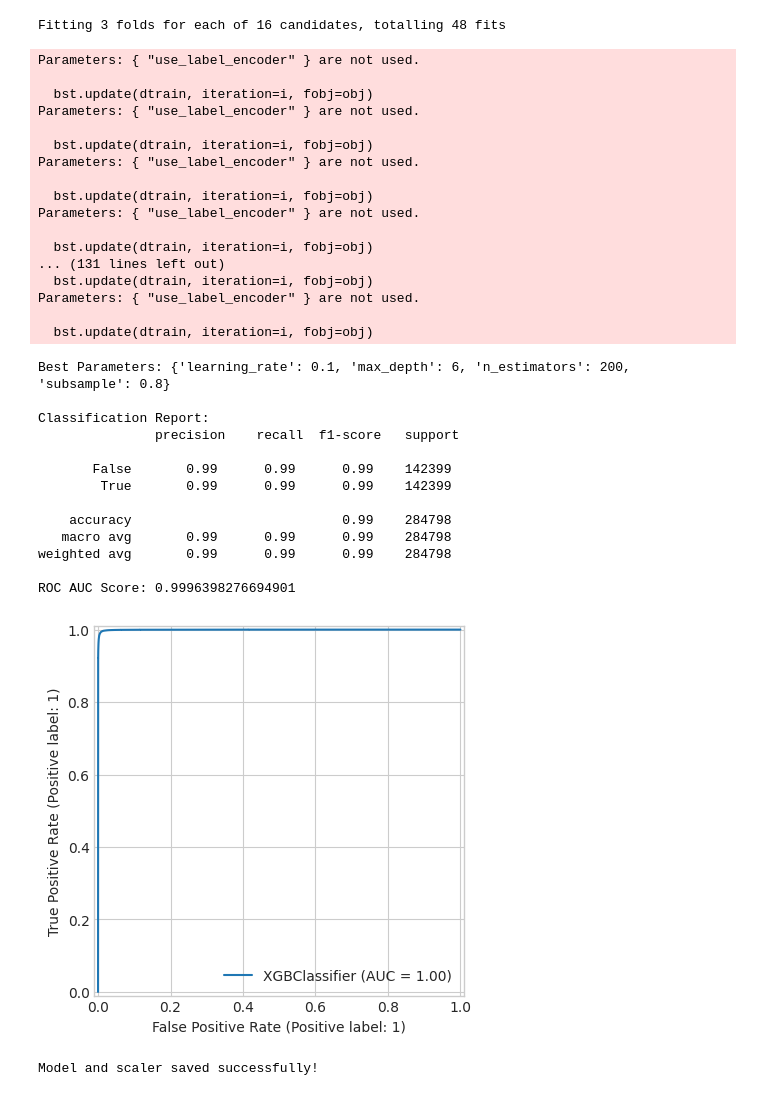
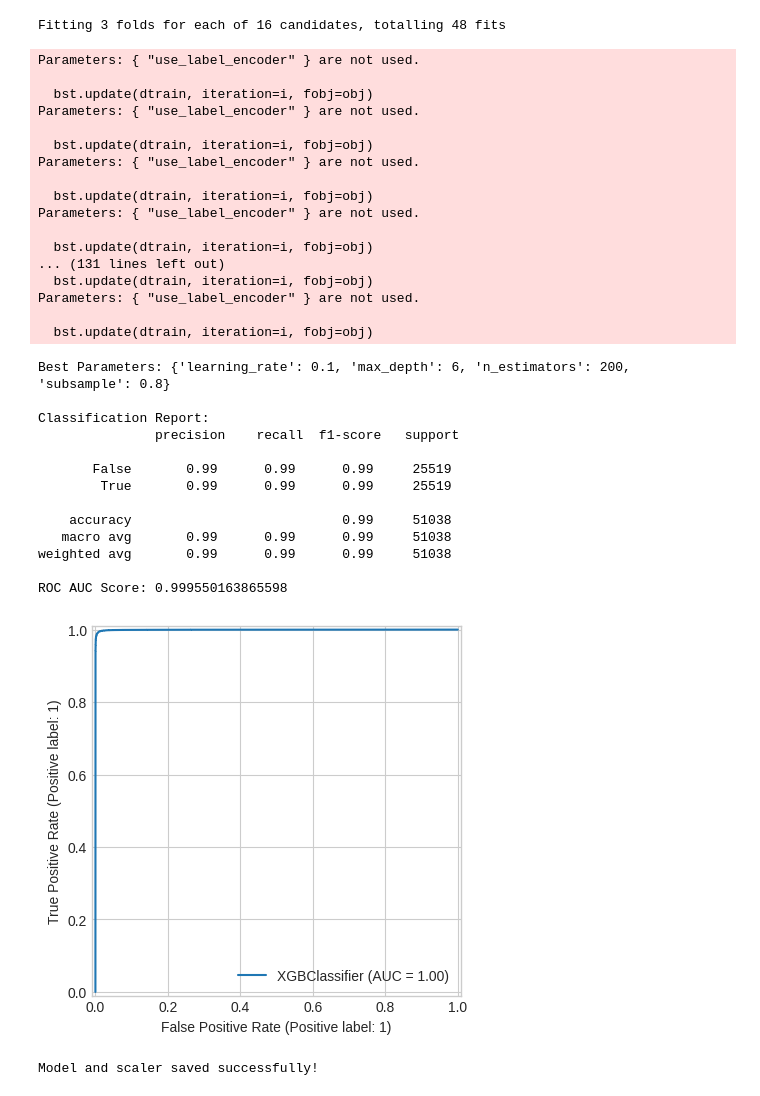
Before and after one commit to harshitkumar7525/CodeCubicle, a Jupyter notebook: model3.ipynb, the cells around one changed output. Cells and saved outputs as stored; diff of their text form; code cells hidden in the pictures.

```diff
--- a/model3.ipynb
+++ b/model3.ipynb
@@ -14,7 +14,7 @@ import joblib
 plt.style.use('seaborn-v0_8-whitegrid')
 
 # Load dataset
-df = pd.read_csv('transaction_dataset.csv')
+df = pd.read_csv('new_transactions.csv')
 
 # Convert txn_date to datetime if not already
 df['txn_date'] = pd.to_datetime(df['txn_date'])
@@ -87,38 +87,38 @@ plt.show()
 joblib.dump(best_model, 'xgb_model.pkl')
 joblib.dump(scaler, 'scaler.pkl')
 
 print("Model and scaler saved successfully!")
 # %% [output]
 Fitting 3 folds for each of 16 candidates, totalling 48 fits
 Parameters: { "use_label_encoder" } are not used.
 
   bst.update(dtrain, iteration=i, fobj=obj)
 Parameters: { "use_label_encoder" } are not used.
 
   bst.update(dtrain, iteration=i, fobj=obj)
 Parameters: { "use_label_encoder" } are not used.
 
   bst.update(dtrain, iteration=i, fobj=obj)
 Parameters: { "use_label_encoder" } are not used.
 
   bst.update(dtrain, iteration=i, fobj=obj)
 ... (131 lines left out)
   bst.update(dtrain, iteration=i, fobj=obj)
 Parameters: { "use_label_encoder" } are not used.
 
   bst.update(dtrain, iteration=i, fobj=obj)
 Best Parameters: {'learning_rate': 0.1, 'max_depth': 6, 'n_estimators': 200, 'subsample': 0.8}
 
 Classification Report:
                precision    recall  f1-score   support
 
-       False       0.99      0.99      0.99    142399
-        True       0.99      0.99      0.99    142399
+       False       0.99      0.99      0.99     25519
+        True       0.99      0.99      0.99     25519
 
-    accuracy                           0.99    284798
-   macro avg       0.99      0.99      0.99    284798
-weighted avg       0.99      0.99      0.99    284798
+    accuracy                           0.99     51038
+   macro avg       0.99      0.99      0.99     51038
+weighted avg       0.99      0.99      0.99     51038
 
-ROC AUC Score: 0.9996398276694901
+ROC AUC Score: 0.999550163865598
-[figure, old version]
+[figure, new version]
 Model and scaler saved successfully!
```
Also changed, not shown: 13 other files.
